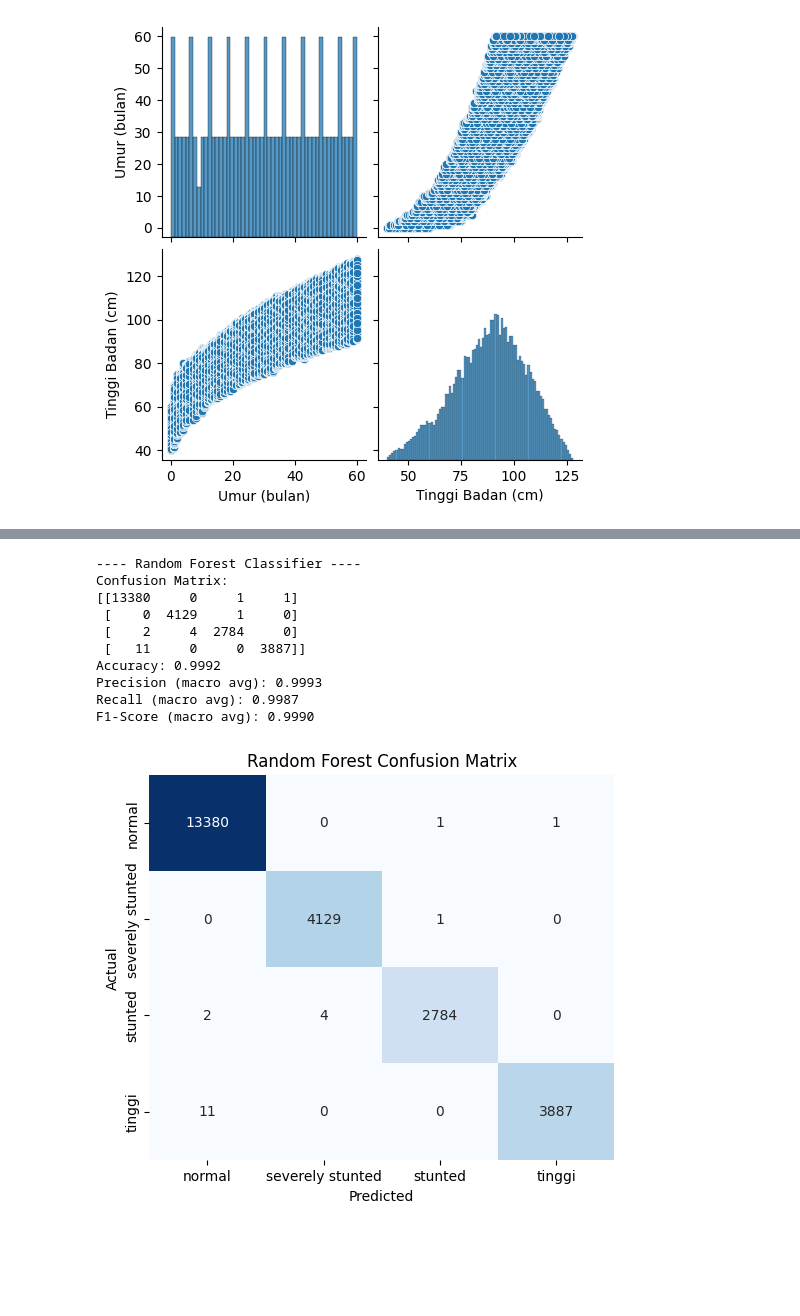
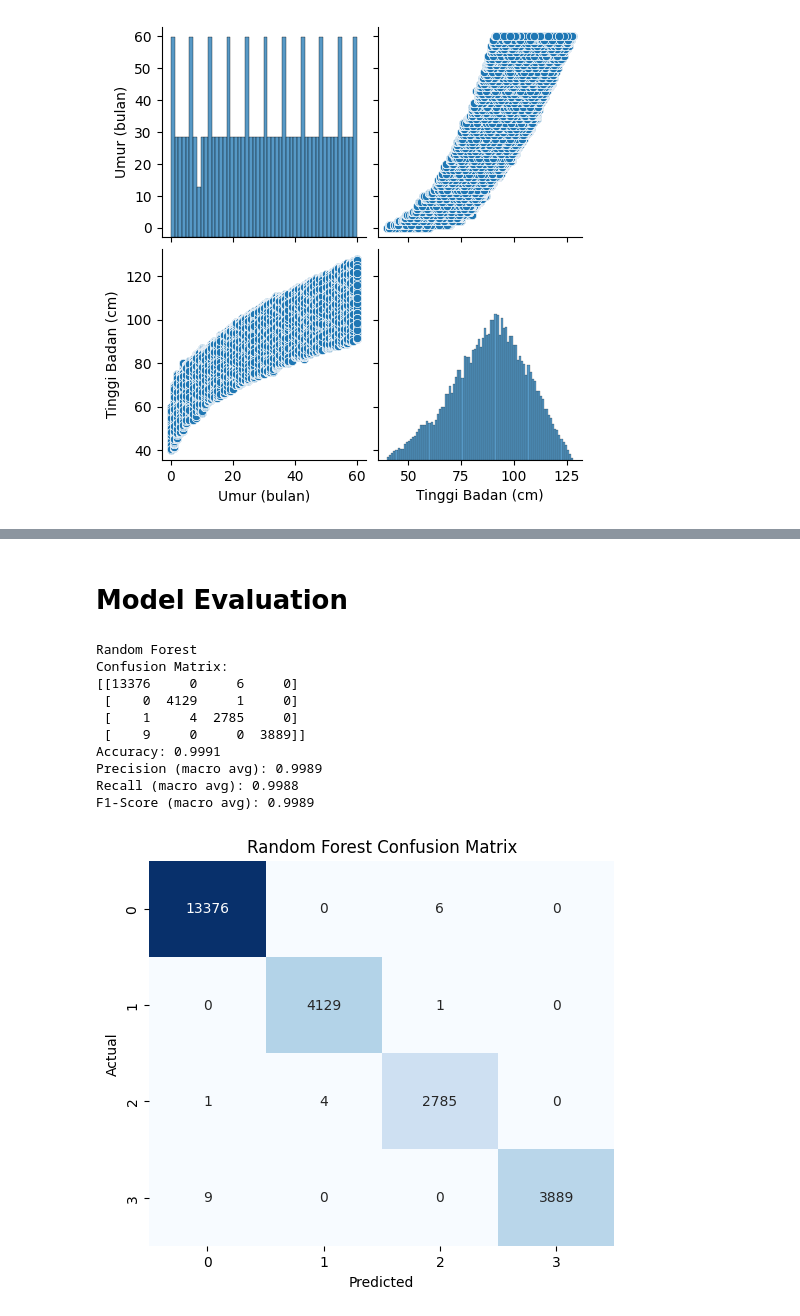
Before and after one commit to YazidBintang27/stunting-classification-model, a Jupyter notebook: stunting_classification.ipynb, the cells around one changed output, grey strips where cells are left out. Saved outputs shown, nothing was run; the diff lists cells and outputs as text; code cells hidden in the pictures; blank space fills up the shorter version.

Commit message:
Update model

```diff
--- a/stunting_classification.ipynb
+++ b/stunting_classification.ipynb
@@ -141,0 +163,6 @@ plt.show()
+# %%
+label_encoder_gender = LabelEncoder()
+df["Jenis Kelamin"] = label_encoder_gender.fit_transform(df["Jenis Kelamin"])
+label_encoder_status = LabelEncoder()
+df["Status Gizi"] = label_encoder_status.fit_transform(df["Status Gizi"])
+df
@@ -146,9 +184,0 @@ plt.show()
-# %%
-label_encoder = LabelEncoder()
-
-categorical_columns = ['Jenis Kelamin']
-
-for column in categorical_columns:
-    df[column] = label_encoder.fit_transform(df[column])
-
-df.head()
@@ -164,14 +185,7 @@ df.head()
 # %%
-scaler = MinMaxScaler()
-
-numeric_columns = df.select_dtypes(include=['int64', 'float64']).columns
-df[numeric_columns] = scaler.fit_transform(df[numeric_columns])
-
-X = df.drop(columns=['Status Gizi'])
+x = df.drop(columns = ['Status Gizi'])
 y = df['Status Gizi']
-
-X_train, X_test, y_train, y_test = train_test_split(X, y, test_size=0.2, random_state=42)
-
-print(f"Training set shape: X_train={X_train.shape}, y_train={y_train.shape}")
-print(f"Test set shape: X_test={X_test.shape}, y_test={y_test.shape}")
+x_train, x_test, y_train, y_test = train_test_split(x, y, test_size = 0.2, random_state = 42)
+print(f"Training set shape: X_train = {x_train.shape}, y_train = {y_train.shape}")
+print(f"Test set shape: X_test = {x_test.shape}, y_test = {y_test.shape}")
 # %% [output]
@@ -182,8 +196,5 @@ Test set shape: X_test=(24200, 3), y_test=(24200,)
 # %%
-rf = RandomForestClassifier(n_estimators=100, random_state=42)
-rf.fit(X_train, y_train)
-dt = DecisionTreeClassifier(random_state=42)
-dt.fit(X_train, y_train)
-
-print("Model telah dilatih")
+rf = RandomForestClassifier(n_estimators = 100, random_state = 42)
+rf.fit(x_train, y_train)
+print("Model berhasil dilatih")
 # %% [output]
@@ -193,36 +267,38 @@ Model telah dilatih
+# %% [markdown]
+# **Model Evaluation**
 # %%
-y_pred_rf = rf.predict(X_test)
+y_pred_rf = rf.predict(x_test)
 cm_rf = confusion_matrix(y_test, y_pred_rf)
 
-print("---- Random Forest Classifier ----")
+print("Random Forest")
 print("Confusion Matrix:")
 print(cm_rf)
 
 accuracy = accuracy_score(y_test, y_pred_rf)
 precision = precision_score(y_test, y_pred_rf, average='macro')
 recall = recall_score(y_test, y_pred_rf, average='macro')
 f1 = f1_score(y_test, y_pred_rf, average='macro')
 
 print(f"Accuracy: {accuracy:.4f}")
 print(f"Precision (macro avg): {precision:.4f}")
 print(f"Recall (macro avg): {recall:.4f}")
 print(f"F1-Score (macro avg): {f1:.4f}")
 
 plt.figure(figsize=(6, 5))
 sns.heatmap(cm_rf, annot=True, fmt='d', cmap='Blues', cbar=False, xticklabels=np.unique(y_test), yticklabels=np.unique(y_test))
 plt.title('Random Forest Confusion Matrix')
 plt.xlabel('Predicted')
 plt.ylabel('Actual')
 plt.show()
 # %% [output]
----- Random Forest Classifier ----
+Random Forest
 Confusion Matrix:
-[[13380     0     1     1]
+[[13376     0     6     0]
  [    0  4129     1     0]
- [    2     4  2784     0]
- [   11     0     0  3887]]
-Accuracy: 0.9992
-Precision (macro avg): 0.9993
-Recall (macro avg): 0.9987
-F1-Score (macro avg): 0.9990
+ [    1     4  2785     0]
+ [    9     0     0  3889]]
+Accuracy: 0.9991
+Precision (macro avg): 0.9989
+Recall (macro avg): 0.9988
+F1-Score (macro avg): 0.9989
-[figure, old version]
+[figure, new version]
```
Also changed, not shown: parts of 29 cells of this notebook.
